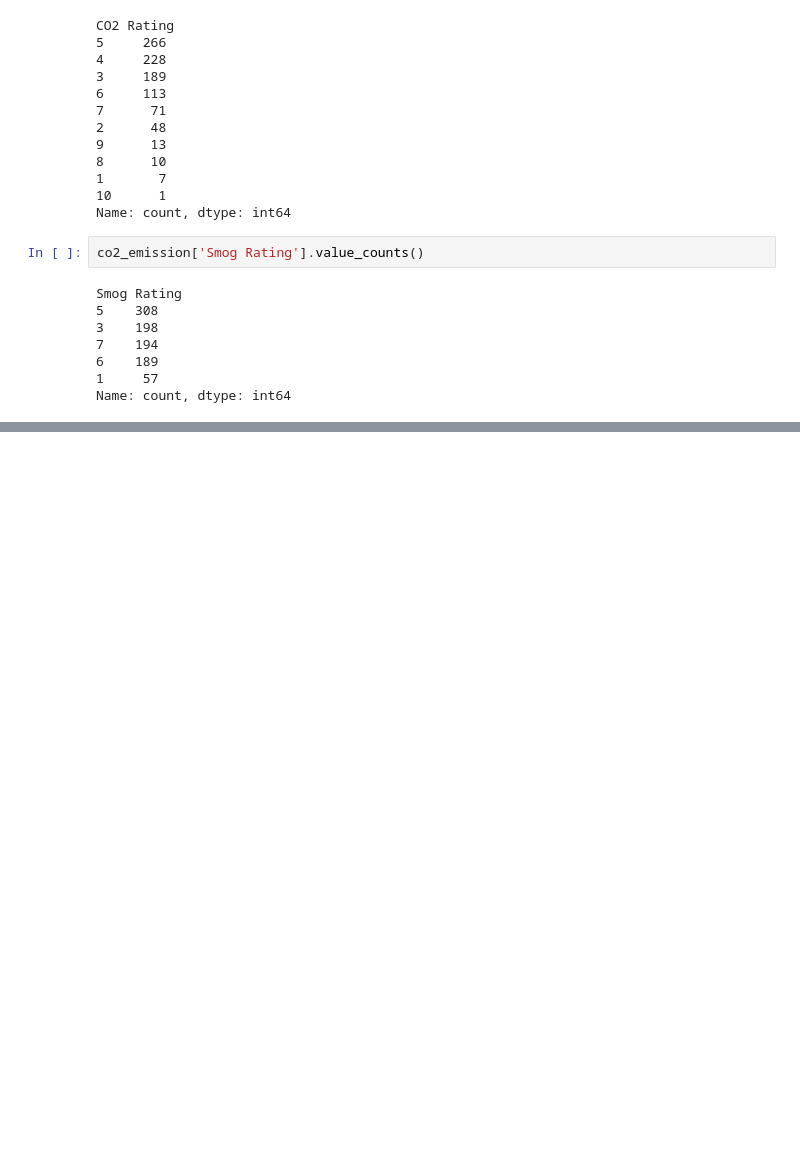
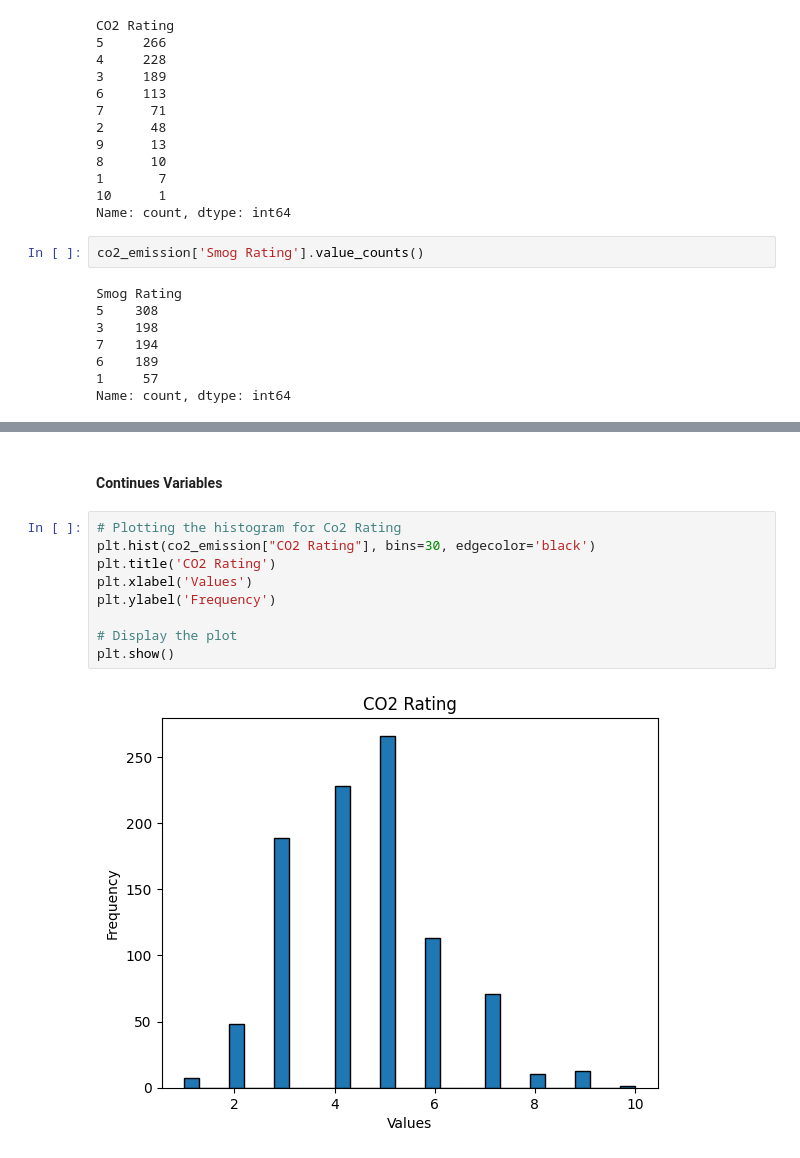
Before and after one commit to SasikaAththanayaka/Linear_Regression_-SLR-_on_Carbondioxide_emission_of_vehicles, a Jupyter notebook: co2_emission_eda.ipynb, the cells around one changed output, grey strips where cells are left out. Drawn from its saved outputs; the diff is of its cells as text; blank space fills up the shorter version.

```diff
--- a/co2_emission_eda.ipynb
+++ b/co2_emission_eda.ipynb
@@ -148,0 +201,13 @@ Name: count, dtype: int64
+# %% [markdown]
+#### Continues Variables
+# %%
+# Plotting the histogram for Co2 Rating
+plt.hist(co2_emission["CO2 Rating"], bins=30, edgecolor='black')
+plt.title('CO2 Rating')
+plt.xlabel('Values')
+plt.ylabel('Frequency')
+
+# Display the plot
+plt.show()
+# %% [output]
+[figure, added]
```
Also changed, not shown: parts of 6 cells of this notebook.
